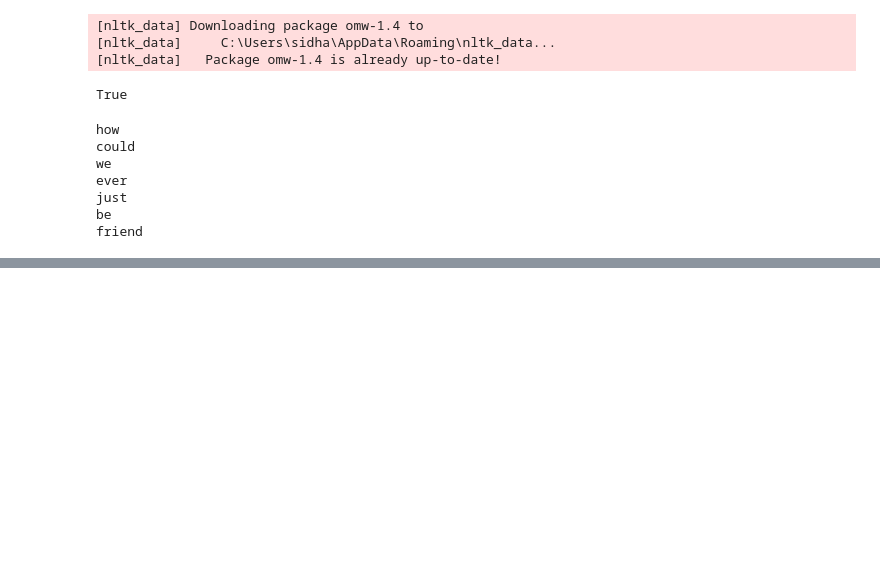
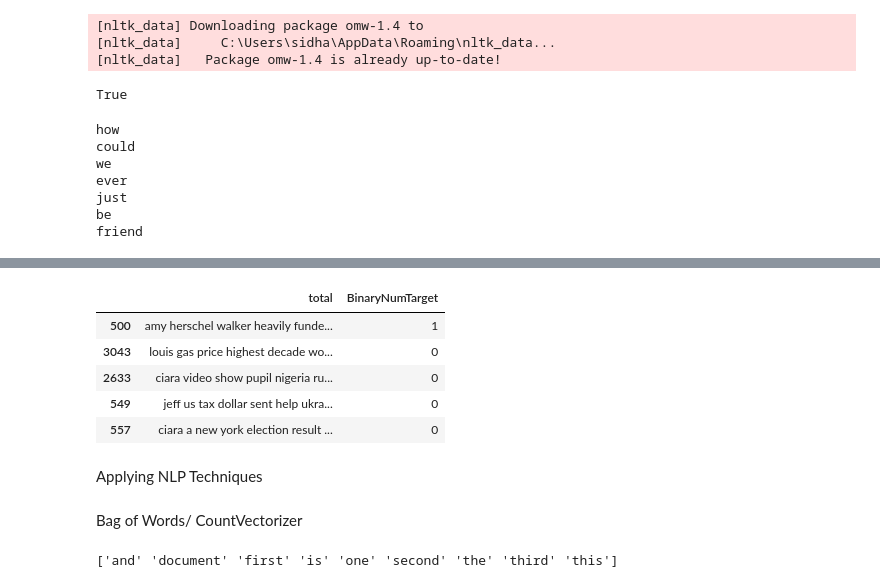
Before and after one commit to sidharthvnair02/Fake-News-Detection, a Jupyter notebook: Data Cleaning/cleaning.ipynb, the cells around one changed output, grey strips where cells are left out. Saved outputs shown, nothing was run; the diff lists cells and outputs as text; code cells hidden in the pictures; blank space fills up the shorter version.

```diff
--- a/Data Cleaning/cleaning.ipynb
+++ b/Data Cleaning/cleaning.ipynb
@@ -249,0 +277,11 @@ friend
+# %%
+train_df.head()
+# %% [output]
+|  | total | BinaryNumTarget |
+| 500 | amy herschel walker heavily funde... | 1 |
+| 3043 | louis gas price highest decade wo... | 0 |
+| 2633 | ciara video show pupil nigeria ru... | 0 |
+| 549 | jeff us tax dollar sent help ukra... | 0 |
+| 557 | ciara a new york election result ... | 0 |
+# %% [markdown]
+Applying NLP Techniques
@@ -249,0 +295,14 @@ friend
+# %% [markdown]
+Bag of Words/ CountVectorizer
+# %%
+corpus = [
+    'This is the first document',
+    'This is the second document',
+    'And this is the third one',
+    'Is this the first document?'
+]
+vectorizer = CountVectorizer()
+X= vectorizer.fit_transform(corpus)
+print(vectorizer.get_feature_names_out())
+# %% [output]
+['and' 'document' 'first' 'is' 'one' 'second' 'the' 'third' 'this']
```
Also changed, not shown: parts of 30 cells of this notebook, 1 other file.
